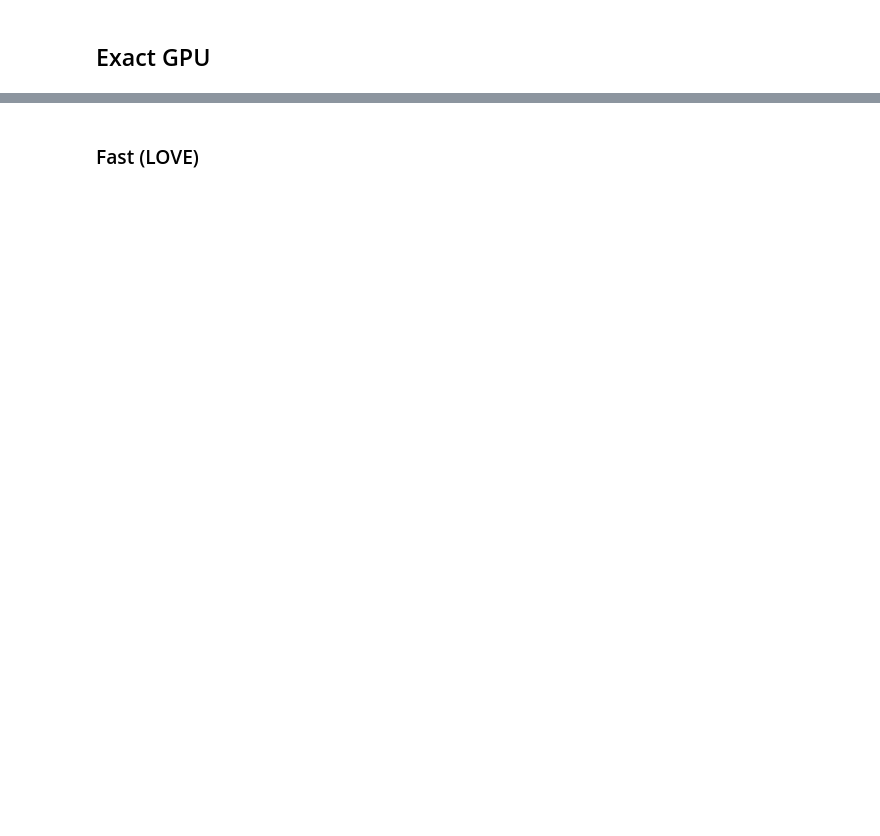
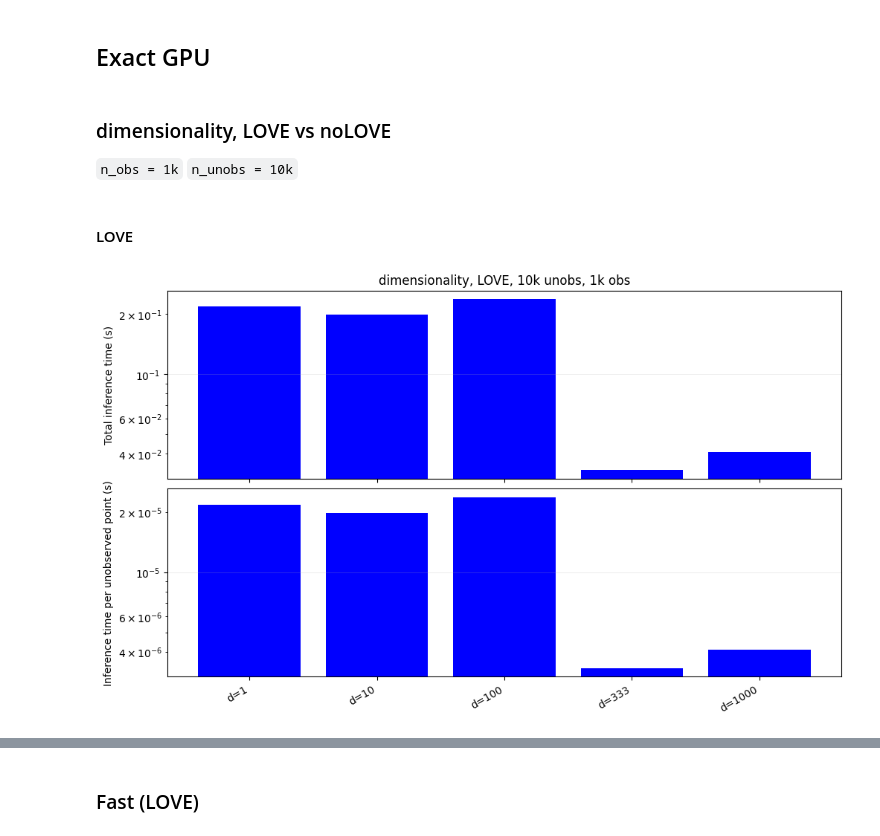
Before and after one commit to D3Mlab/nl-pe, a Jupyter notebook: notebooks/plots/gp_inf_times.ipynb, the cells around one changed output, grey strips where cells are left out. Drawn from its saved outputs; the diff is of its cells as text; code cells hidden in the pictures; blank space fills up the shorter version.

```diff
--- a/notebooks/plots/gp_inf_times.ipynb
+++ b/notebooks/plots/gp_inf_times.ipynb
@@ -16,3 +16,36 @@ reload(time_plot)
 from nl_pe.ploting.times import plot_gp_inf_times_bar
 # %% [markdown]
 ## Exact GPU
+# %% [markdown]
+### dimensionality, LOVE vs noLOVE
+`n_obs = 1k`
+`n_unobs = 10k`
+# %% [markdown]
+#### LOVE
+# %%
+method_paths = ['trials/gps/exact/inference_only_speed/fast/gpu/1000obs/10000unobs/d1',
+'trials/gps/exact/inference_only_speed/fast/gpu/1000obs/10000unobs/d10',
+'trials/gps/exact/inference_only_speed/fast/gpu/1000obs/10000unobs/d100',
+'trials/gps/exact/inference_only_speed/fast/gpu/1000obs/10000unobs/d333',
+'trials/gps/exact/inference_only_speed/fast/gpu/1000obs/10000unobs/d1000']
+
+
+method_names = ['d=1', 'd=10', 'd=100', 'd=333', 'd=1000']
+
+bar_styles = [
+    {"color": "blue"},
+    {"color": "blue"},
+    {"color": "blue"},
+    {"color": "blue"},
+    {"color": "blue"},
+]
+
+plot_gp_inf_times_bar(
+    method_paths=method_paths,
+    method_names=method_names,
+    styles=bar_styles,
+    title="dimensionality, LOVE, 10k unobs, 1k obs",
+    log=True,
+)
+# %% [output]
+[figure, added]
```
Also changed, not shown: parts of 5 cells of this notebook, 1 other file.
